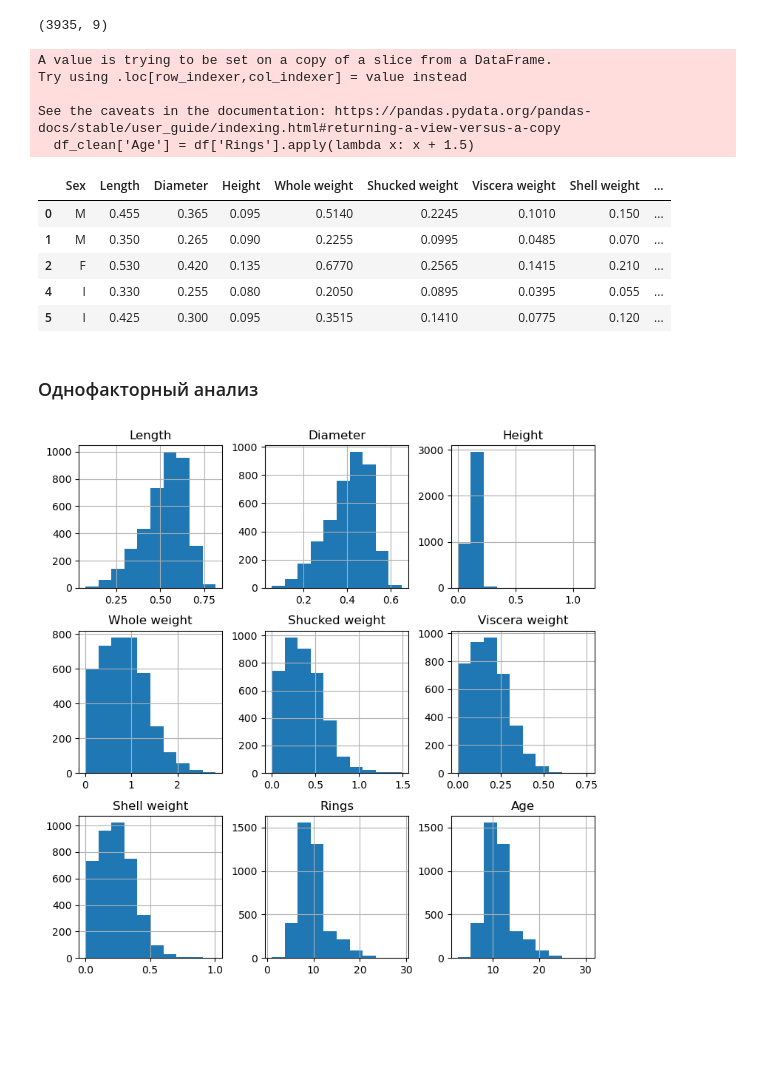
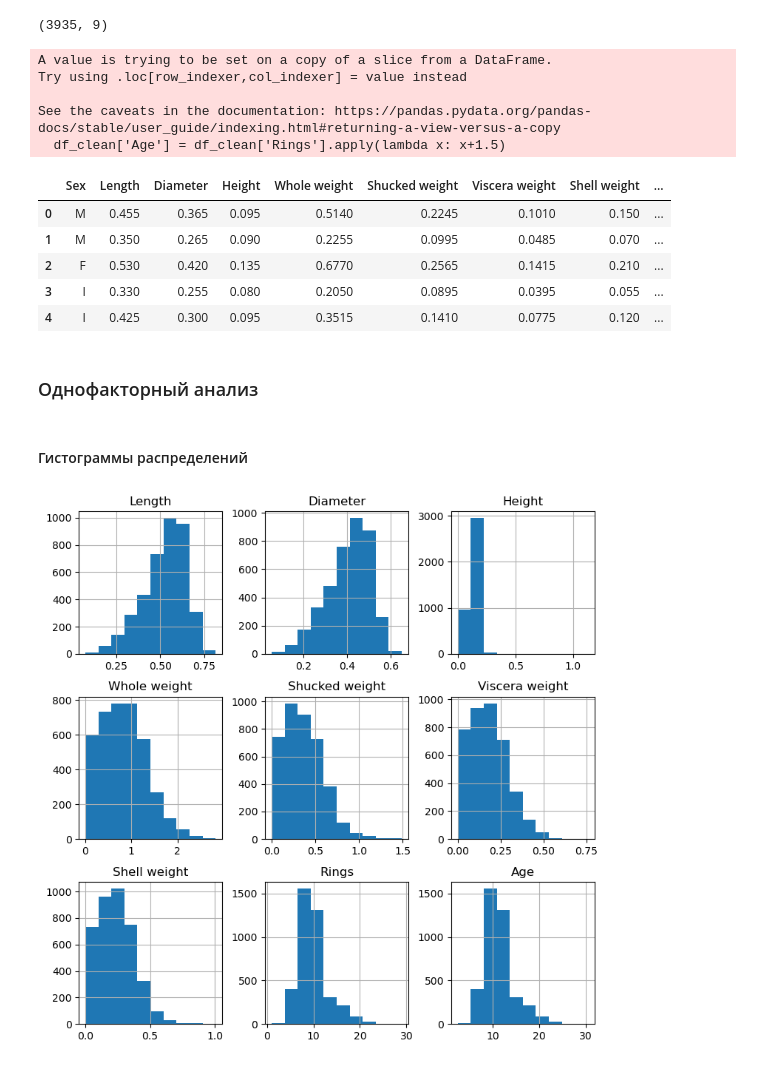
Before and after one commit to zinkin-s/eda_and_dev_tools, a Jupyter notebook: eda.ipynb, the cells around one changed output. Cells and saved outputs as stored; diff of their text form; code cells hidden in the pictures; blank space fills up the shorter version.

```diff
--- a/eda.ipynb
+++ b/eda.ipynb
@@ -138,9 +140,10 @@ memory usage: 307.4+ KB
 df_clean.Sex.unique()
 # %% [output]
 array(['M', 'F', 'I', 'f'], dtype=object)
+# %%
+df_clean.reset_index(drop=True, inplace=True)
 # %%
-df_clean['Sex']= df_clean['Sex'].apply(lambda x: 'F' if x == 'f' else x)
-df_clean.Sex.unique()
+df_clean['Sex']= df_clean['Sex'].str.replace('f', 'F')
 # %% [output]
 A value is trying to be set on a copy of a slice from a DataFrame.
 Try using .loc[row_indexer,col_indexer] = value instead
@@ -162,22 +155,24 @@ df_clean.shape
 # %% [output]
 (3935, 9)
 # %%
-df_clean['Age'] = df['Rings'].apply(lambda x: x + 1.5)
+df_clean['Age'] = df_clean['Rings'].apply(lambda x: x+1.5)
 df_clean.head()
 # %% [output]
 A value is trying to be set on a copy of a slice from a DataFrame.
 Try using .loc[row_indexer,col_indexer] = value instead
 
 See the caveats in the documentation: https://pandas.pydata.org/pandas-docs/stable/user_guide/indexing.html#returning-a-view-versus-a-copy
-  df_clean['Age'] = df['Rings'].apply(lambda x: x + 1.5)
+  df_clean['Age'] = df_clean['Rings'].apply(lambda x: x+1.5)
 |  | Sex | Length | Diameter | Height | Whole weight | Shucked weight | Viscera weight | Shell weight | ... |
 | 0 | M | 0.455 | 0.365 | 0.095 | 0.5140 | 0.2245 | 0.1010 | 0.150 | ... |
 | 1 | M | 0.350 | 0.265 | 0.090 | 0.2255 | 0.0995 | 0.0485 | 0.070 | ... |
 | 2 | F | 0.530 | 0.420 | 0.135 | 0.6770 | 0.2565 | 0.1415 | 0.210 | ... |
-| 4 | I | 0.330 | 0.255 | 0.080 | 0.2050 | 0.0895 | 0.0395 | 0.055 | ... |
-| 5 | I | 0.425 | 0.300 | 0.095 | 0.3515 | 0.1410 | 0.0775 | 0.120 | ... |
+| 3 | I | 0.330 | 0.255 | 0.080 | 0.2050 | 0.0895 | 0.0395 | 0.055 | ... |
+| 4 | I | 0.425 | 0.300 | 0.095 | 0.3515 | 0.1410 | 0.0775 | 0.120 | ... |
 # %% [markdown]
 ### Однофакторный анализ
+# %% [markdown]
+#### Гистограммы распределений
 # %%
 fig = plt.figure(figsize=(9, 9))
 ax = fig.gca()
```
Also changed, not shown: parts of 35 cells of this notebook, 1 other file.
